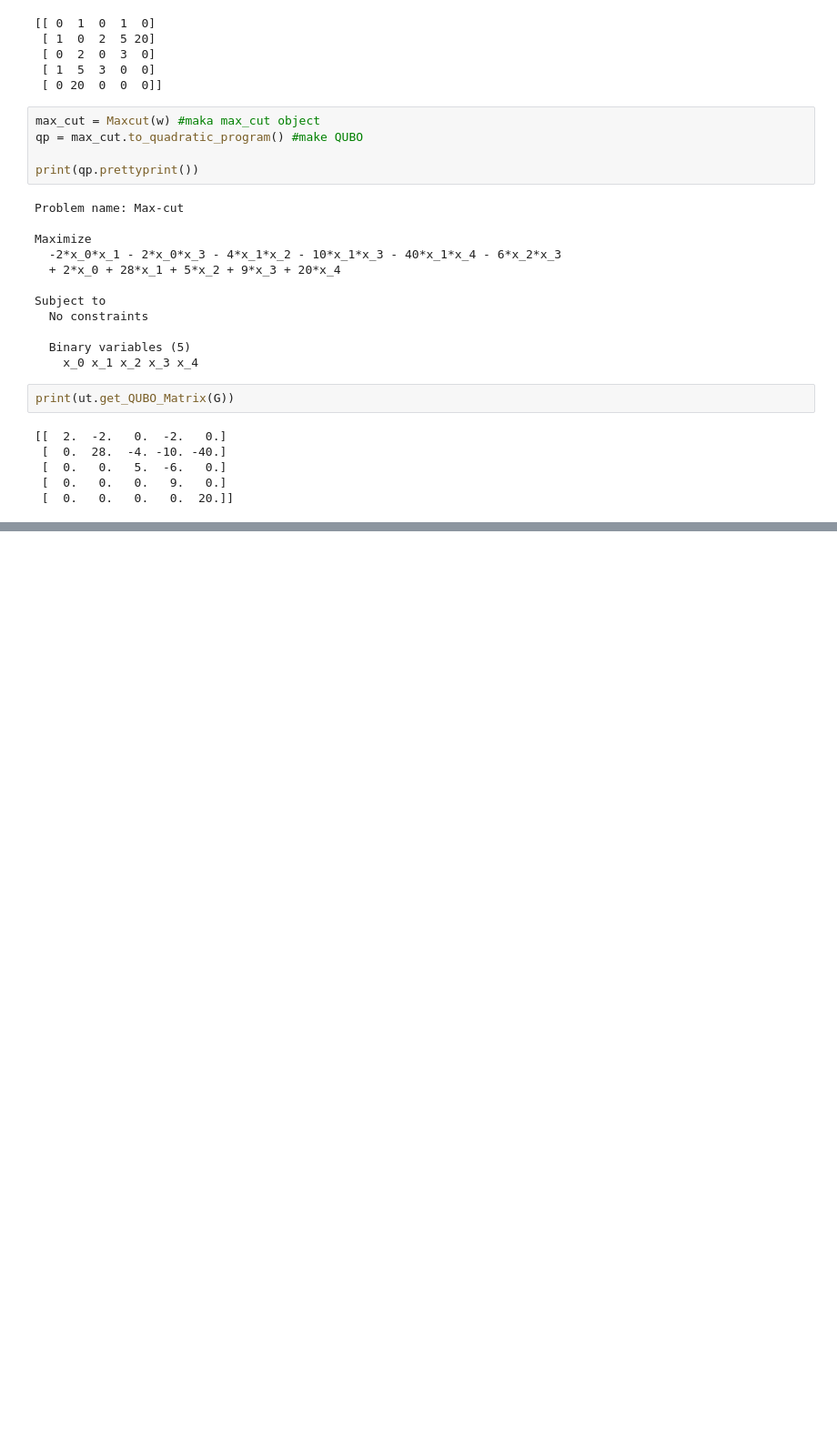
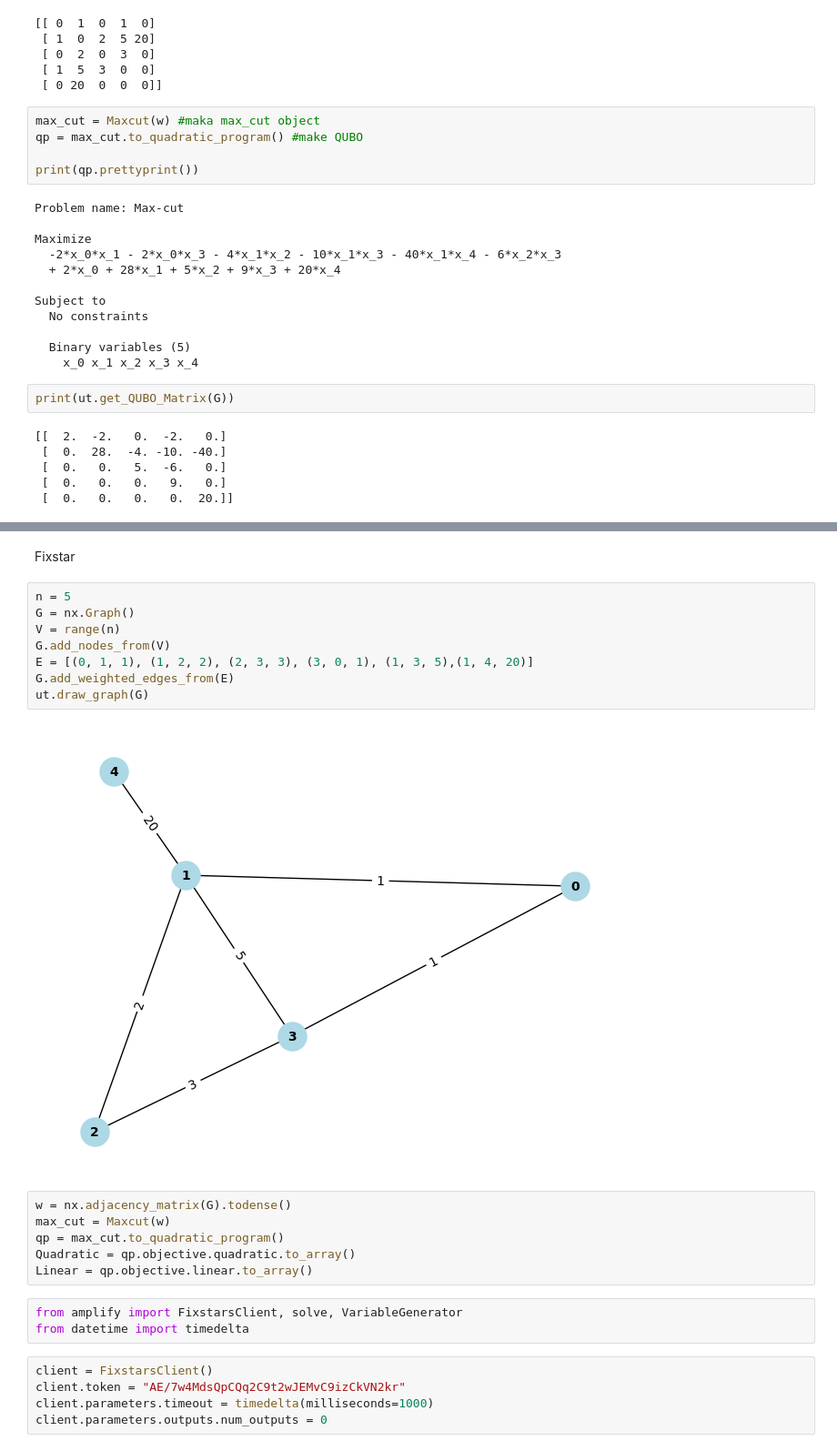
Before and after one commit to BallBoii/Maxcut_Tutorial, a Jupyter notebook: Maxcut_tutorial.ipynb, the cells around one changed output, grey strips where cells are left out. Shown at 91% size. Cells and saved outputs as stored; diff of their text form; blank space fills up the shorter version.

```diff
--- a/Maxcut_tutorial.ipynb
+++ b/Maxcut_tutorial.ipynb
@@ -246,0 +283,26 @@ print(ut.get_QUBO_Matrix(G))
+# %% [markdown]
+Fixstar
+# %%
+n = 5
+G = nx.Graph()
+V = range(n)
+G.add_nodes_from(V)
+E = [(0, 1, 1), (1, 2, 2), (2, 3, 3), (3, 0, 1), (1, 3, 5),(1, 4, 20)]
+G.add_weighted_edges_from(E)
+ut.draw_graph(G)
+# %% [output]
+[figure, added]
+# %%
+w = nx.adjacency_matrix(G).todense()
+max_cut = Maxcut(w)
+qp = max_cut.to_quadratic_program()
+Quadratic = qp.objective.quadratic.to_array()
+Linear = qp.objective.linear.to_array()
+# %%
+from amplify import FixstarsClient, solve, VariableGenerator
+from datetime import timedelta
+# %%
+client = FixstarsClient()
+client.token = "AE/7w4MdsQpCQq2C9t2wJEMvC9izCkVN2kr"
+client.parameters.timeout = timedelta(milliseconds=1000)
+client.parameters.outputs.num_outputs = 0
```
Also changed, not shown: parts of 9 cells of this notebook.
